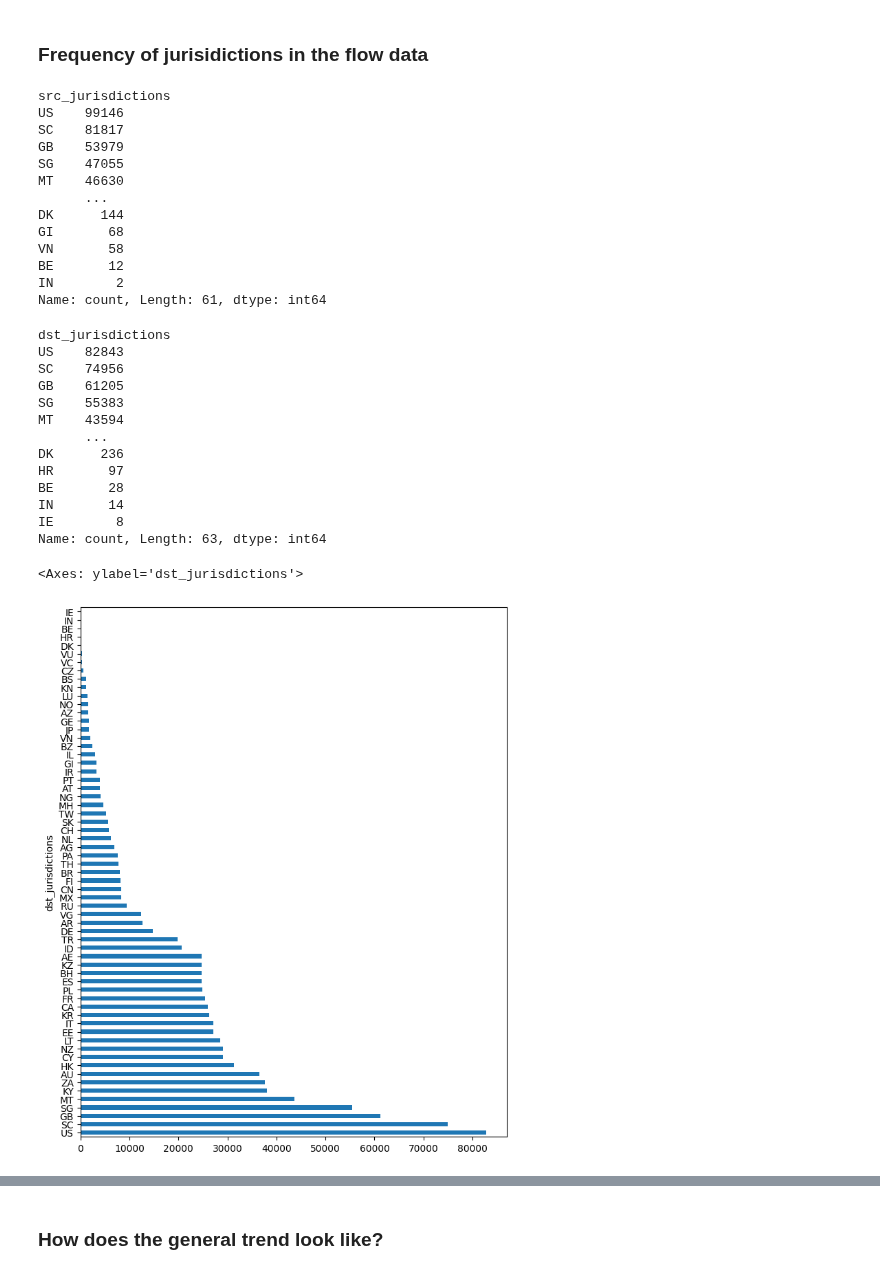
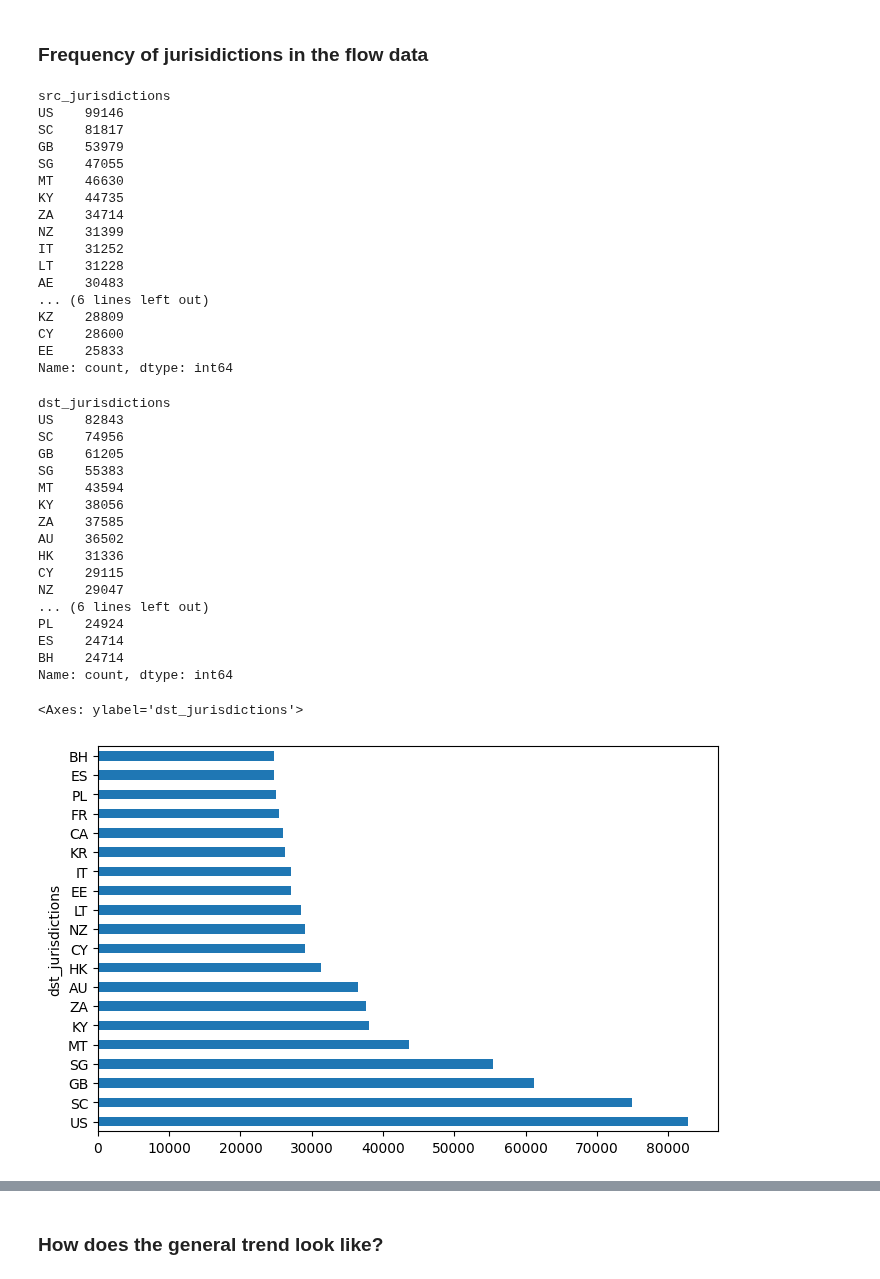
Before and after one commit to FlowDrucka64/MoneyFlow, a Jupyter notebook: data_exploration.ipynb, the cells around one changed output, grey strips where cells are left out. Drawn from its saved outputs; the diff is of its cells as text; code cells hidden in the pictures.

Commit message:
Add plot for the top 20 trading pairs

```diff
--- a/data_exploration.ipynb
+++ b/data_exploration.ipynb
@@ -340,39 +340,47 @@ display(src_amounts)
 # %% [markdown]
 ### Frequency of jurisidictions in the flow data
 # %%
-src_juri_freq = merged_df.src_jurisdictions.value_counts()
-dst_juri_freq = merged_df.dst_jurisdictions.value_counts()
+src_juri_freq = merged_df.src_jurisdictions.value_counts().head(20)
+dst_juri_freq = merged_df.dst_jurisdictions.value_counts().head(20)
 display(src_juri_freq)
 display(dst_juri_freq)
 
 # Plot horizontal bar plot
-dst_juri_freq.plot.barh(figsize=(8, 10))
+dst_juri_freq.plot.barh(figsize=(8, 5))
 # %% [output]
 src_jurisdictions
 US    99146
 SC    81817
 GB    53979
 SG    47055
 MT    46630
-      ...
-DK      144
-GI       68
-VN       58
-BE       12
-IN        2
-Name: count, Length: 61, dtype: int64
+KY    44735
+ZA    34714
+NZ    31399
+IT    31252
+LT    31228
+AE    30483
+... (6 lines left out)
+KZ    28809
+CY    28600
+EE    25833
+Name: count, dtype: int64
 dst_jurisdictions
 US    82843
 SC    74956
 GB    61205
 SG    55383
 MT    43594
-      ...
-DK      236
-HR       97
-BE       28
-IN       14
-IE        8
-Name: count, Length: 63, dtype: int64
+KY    38056
+ZA    37585
+AU    36502
+HK    31336
+CY    29115
+NZ    29047
+... (6 lines left out)
+PL    24924
+ES    24714
+BH    24714
+Name: count, dtype: int64
 <Axes: ylabel='dst_jurisdictions'>
-[figure, old version]
+[figure, new version]
```
Also changed, not shown: parts of 2 cells of this notebook.
